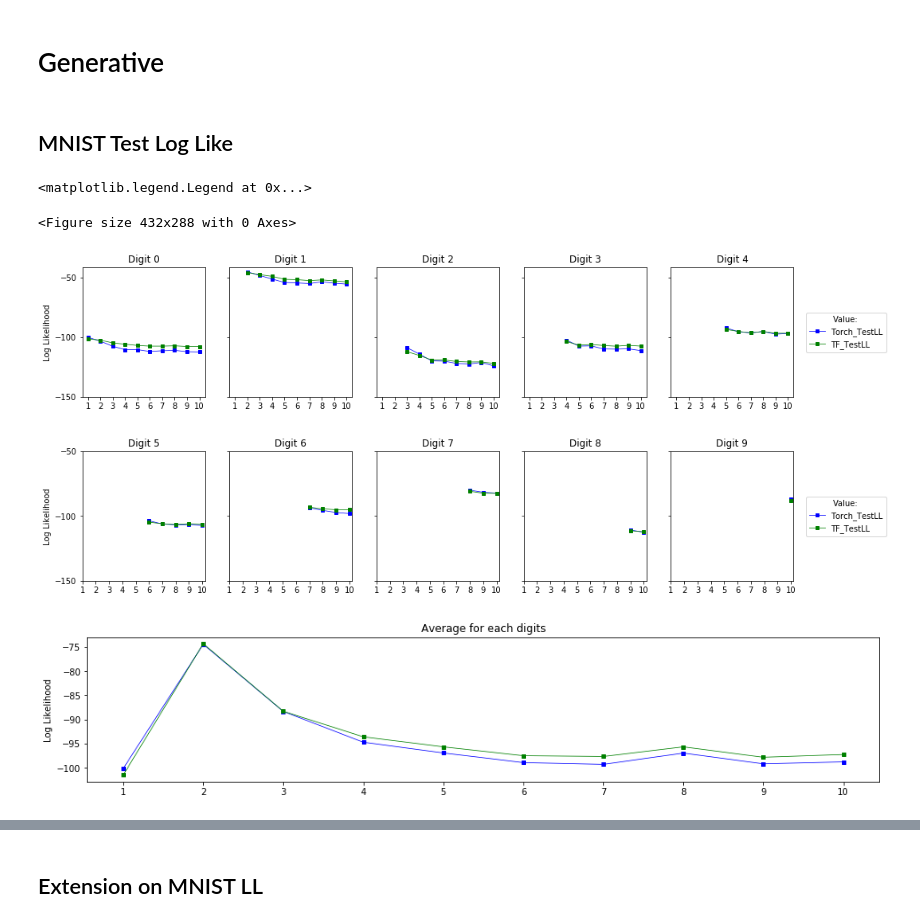
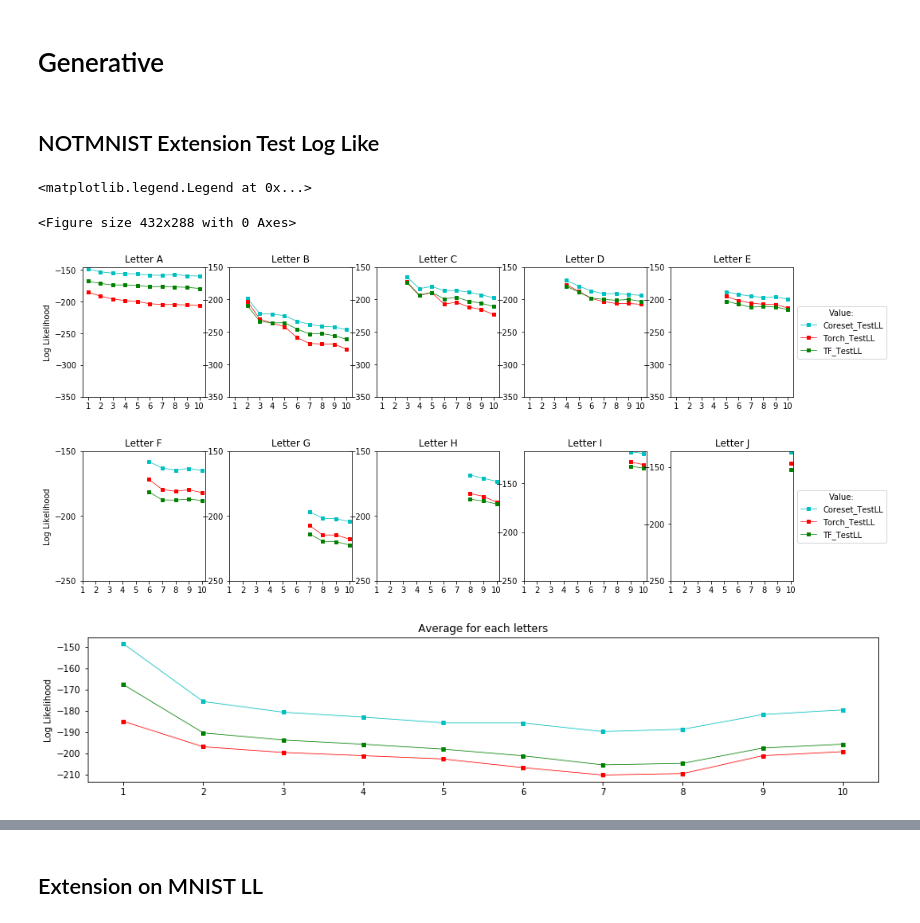
Before and after one commit to guyrom27/VariationalContinualLearning, a Jupyter notebook: Results.ipynb, the cells around one changed output, grey strips where cells are left out. Saved outputs shown, nothing was run; the diff lists cells and outputs as text; code cells hidden in the pictures.

```diff
--- a/Results.ipynb
+++ b/Results.ipynb
@@ -307,69 +307,81 @@ h.legend(   # The line objects
 torch_directory = "sandbox/results/"
 tf_directory = "generative/results/"
 # %% [markdown]
-<h2> MNIST Test Log Like </h2>
+<h2> NOTMNIST Extension Test Log Like </h2>
 # %%
 x = np.arange(1,11)
 
-test_ll = np.load(torch_directory+"MNIST_results_TF_cla.npy")[0]
-test_ll_tf = np.load(tf_directory+"mnist_TF.npy")[0]
+test_ll_torch = eval(open('sandbox/notmnist_testll.txt',mode='r').read())
+test_ll_tf = np.load(tf_directory+"notmnist_TF.npy")[0]
+test_ll_coreset = np.load(tf_directory+"notmnist_coreset_TF.npy")[0]
+
 
 mpl.rcParams['lines.markersize'] = 4
 mpl.rcParams['lines.linewidth'] = 0.75
 
 plt.clf()
-g, ax1 = plt.subplots(1, 5, figsize=(16,3), sharex=True,
-                                                        sharey=True)
-h, ax2 = plt.subplots(1, 5, figsize=(16,3), sharex=True,
-                                                        sharey=True)
+g, ax1 = plt.subplots(1, 5, figsize=(16,3), sharex=True)
+h, ax2 = plt.subplots(1, 5, figsize=(16,3), sharex=True)
 i, ax3  = plt.subplots(1, 1, figsize=(16,3), sharex=True,
                                                         sharey=True)
 
 for i in range(5):
 
-    ax1[i].plot(x[i:], test_ll[i:,i], color = "b", marker = "s")
+    ax1[i].plot(x[i:], test_ll_coreset[i:,i], color = "c", marker = "s")
+    ax1[i].plot(x[i:], test_ll_torch[i], color = "r", marker = "s")
     ax1[i].plot(x[i:], test_ll_tf[i:,i], color = "g", marker = "s")
-    ax1[i].set_title("Digit " + str(i))
+    ax1[i].set_title("Letter " + chr(ord('A') + i))
+
     j = i + 5
-    ax2[i].plot(x[j:], test_ll[j:,j], color = "b",marker = "s")
+    ax2[i].plot(x[j:], test_ll_coreset[j:,j], color = "c",marker = "s")
+    ax2[i].plot(x[j:], test_ll_torch[j], color = "r", marker = "s")
     ax2[i].plot(x[j:], test_ll_tf[j:,j], color = "g",marker = "s")
-    ax2[i].set_title("Digit " + str(j))
+    ax2[i].set_title("Letter " + chr(ord('A') + j))
 
 for i in range(5):
     ax1[i].set_xticks(np.arange(1, 11, 1))
-    ax1[i].set_yticks(np.arange(-50, -151,-50))
+    ax1[i].set_yticks(np.arange(-150, -351,-50))
     ax2[i].set_xticks(np.arange(1, 11, 1))
-    ax2[i].set_yticks(np.arange(-50, -151,-50))
+    ax2[i].set_yticks(np.arange(-150, -251,-50))
 
-test_ll[test_ll == 0] = np.nan
+
 test_ll_tf[test_ll_tf == 0] = np.nan
+test_ll_coreset[test_ll_coreset == 0] = np.nan
 
-ax3.plot(x, np.nanmean(test_ll,1), color = "b", marker = "s")
+new_list = []
+for i in range(len(test_ll_torch)):
+    s = 0
+    for j in range(i+1):
+        s+= test_ll_torch[j][i-j]
+    s /= (i+1)
+    new_list.append(s)
+
+ax3.plot(x, new_list, color="r", marker="s")
+ax3.plot(x, np.nanmean(test_ll_coreset,1), color = "c", marker = "s")
 ax3.plot(x, np.nanmean(test_ll_tf,1), color = "g", marker = "s")
-ax3.set_title("Average for each digits")
+ax3.set_title("Average for each letters")
 ax3.set_ylabel("Log Likelihood")
 ax3.set_xticks(np.arange(1,11,1))
-
 
 ax1[0].set_ylabel("Log Likelihood")
 ax2[0].set_ylabel("Log Likelihood")
 
 g.legend(   # The line objects
-           labels=["Torch_TestLL", "TF_TestLL"],   # The labels for each line
+           labels=["Coreset_TestLL", "Torch_TestLL", "TF_TestLL"],   # The labels for each line
            loc="center right",   # Position of legend
            borderaxespad=0.3,    # Small spacing around legend box
            title="Value:"  # Title for the legendblack
            )
 h.legend(   # The line objects
-           labels=["Torch_TestLL", "TF_TestLL"],   # The labels for each line
+           labels=["Coreset_TestLL", "Torch_TestLL", "TF_TestLL"],   # The labels for each line
            loc="center right",   # Position of legend
            borderaxespad=0.3,    # Small spacing around legend box
            title="Value:"  # Title for the legend
            )
 # %% [output]
 <matplotlib.legend.Legend at 0x...>
 <Figure size 432x288 with 0 Axes>
-[figure, old version]
+[figure, new version]
-[figure, old version]
+[figure, new version]
-[figure, old version]
+[figure, new version]
 # %% [markdown]
```
Also changed, not shown: parts of 6 cells of this notebook, 4 other files.
